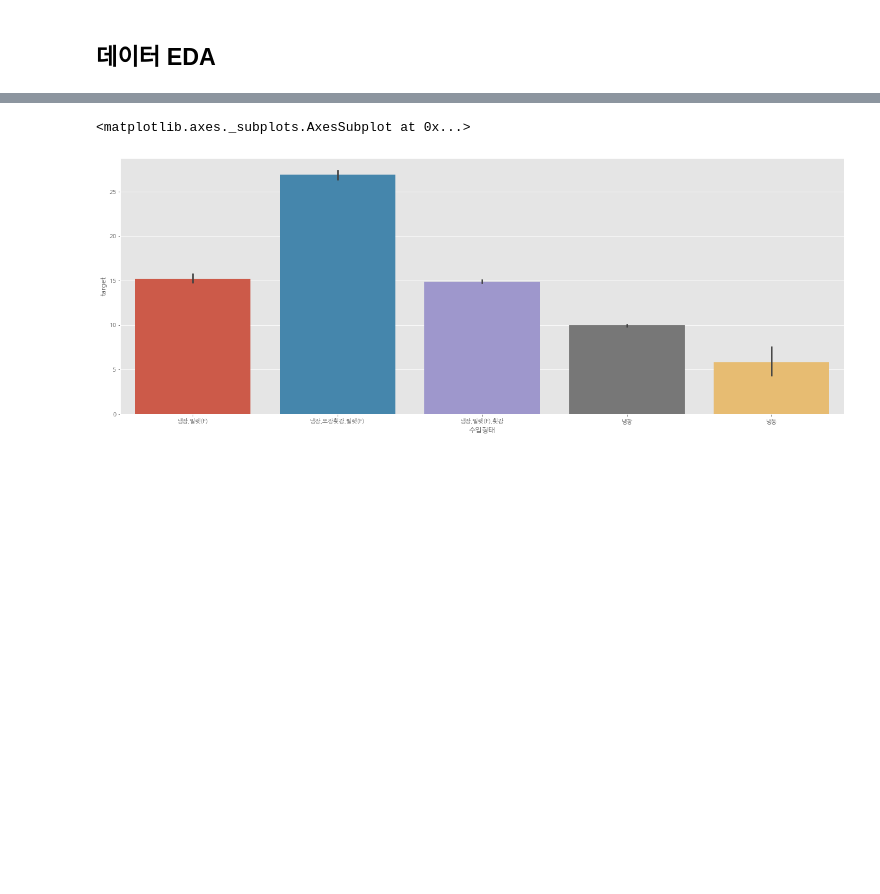
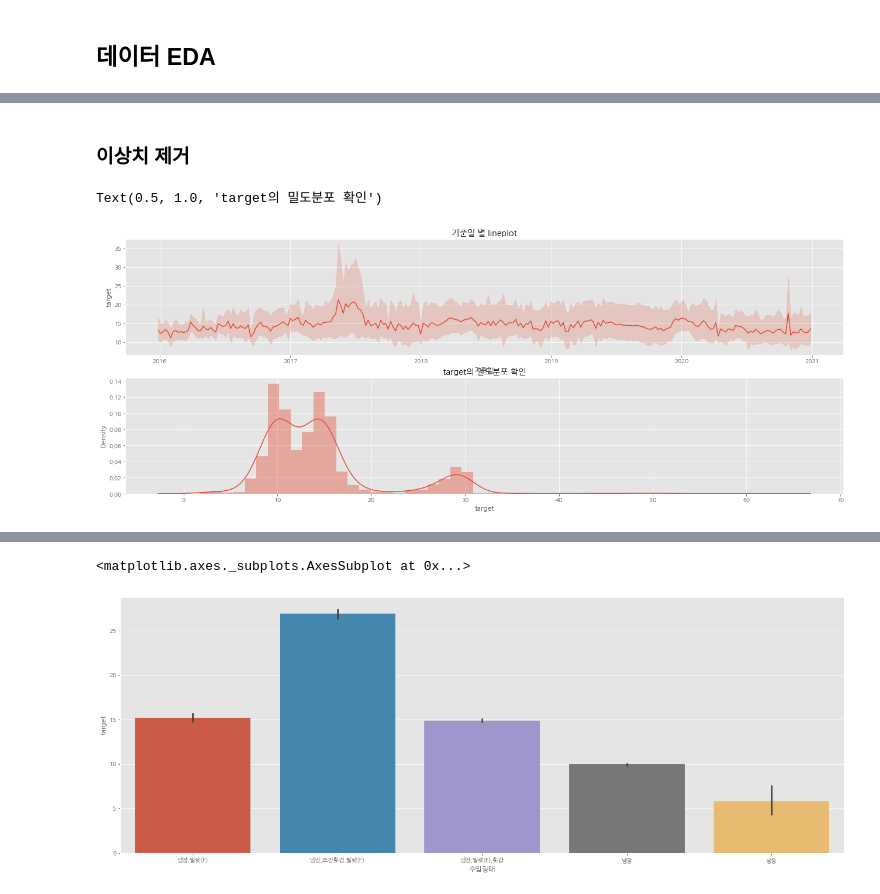
Before and after one commit to qkrwjdduf159/BigContest, a Jupyter notebook: final_analysis(연어).ipynb, the cells around one changed output, grey strips where cells are left out. Drawn from its saved outputs; the diff is of its cells as text; code cells hidden in the pictures; blank space fills up the shorter version.

```diff
--- a/final_analysis(연어).ipynb
+++ b/final_analysis(연어).ipynb
@@ -100,3 +89,15 @@ val
+# %% [markdown]
+### 이상치 제거
+# %%
+# lineplot으로 데이터의 큰 이상치들을 제거해 주도록 하자.
+fig, ax = plt.subplots(nrows = 2, figsize = (22,8))
+sns.lineplot(data = df, x = '기준일', y = 'target', ax = ax[0])
+sns.distplot(df['target'], ax = ax[1])
+ax[0].set_title('기준일 별 lineplot')
+ax[1].set_title('target의 밀도분포 확인')
+# %% [output]
+Text(0.5, 1.0, 'target의 밀도분포 확인')
+[figure, added]
 # %%
 # 시간별 데이터로 column 만들어 주기
 def time_column(data = None, column = None):
```
Also changed, not shown: parts of 35 cells of this notebook.
